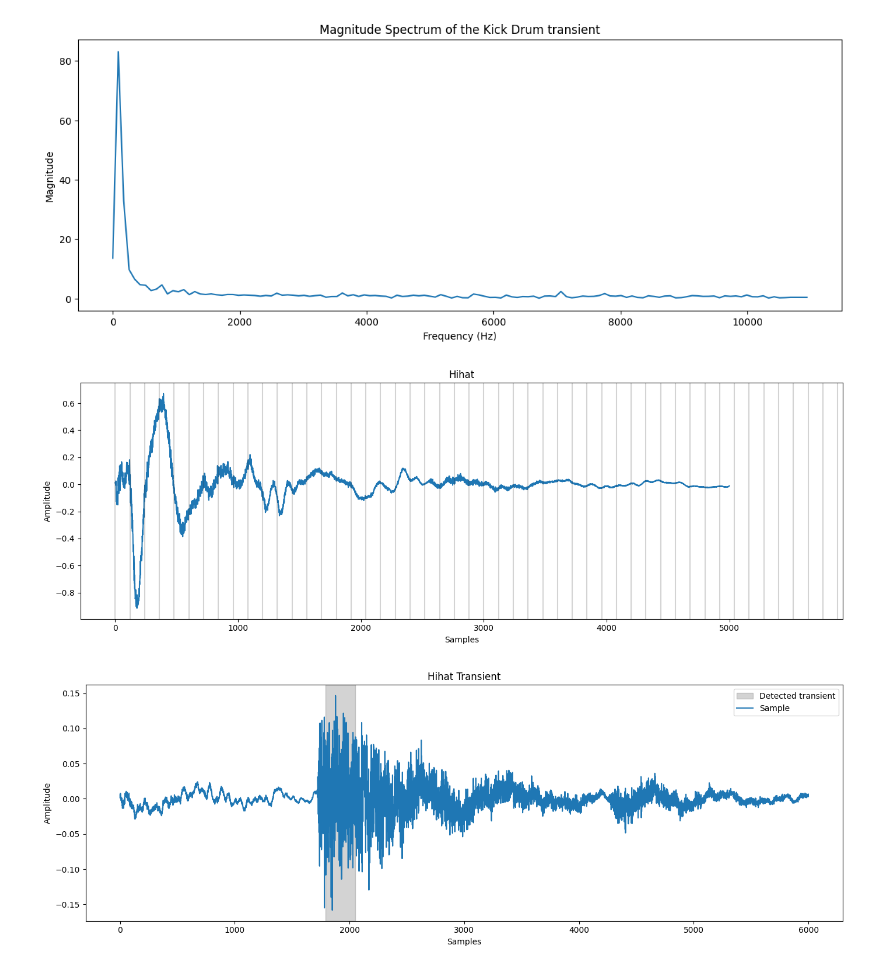
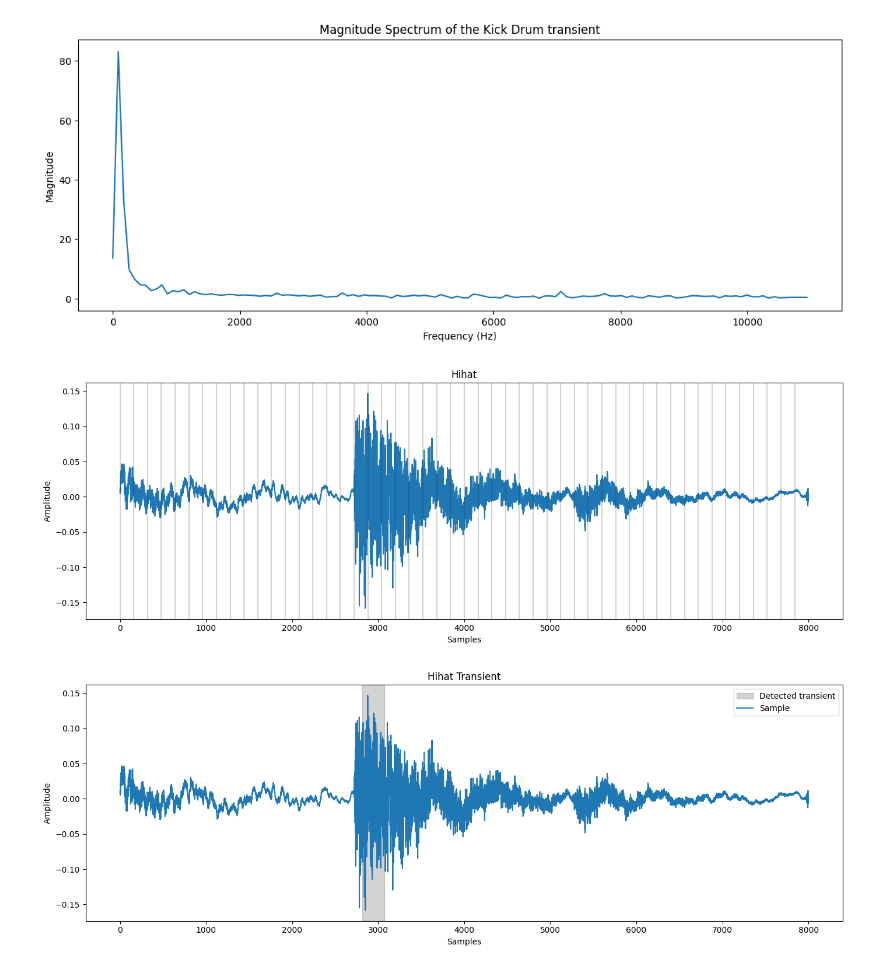
Before and after one commit to wlinds/SignalProcessing, a Jupyter notebook: transients.ipynb, the cells around one changed output. Saved outputs shown, nothing was run; the diff lists cells and outputs as text; code cells hidden in the pictures.

```diff
--- a/transients.ipynb
+++ b/transients.ipynb
@@ -37,7 +37,7 @@ plt.show()
 # %%
 def plot_slice(signal, title):
     plt.figure(figsize=(14, 5))
-    plt.plot(audio[0:5000])
+    plt.plot(signal)
     ticks = np.arange(0, len(signal), step=len(signal)/50)
     for t in ticks:
         plt.axvline(x=t, alpha=0.2, color='#262626')
@@ -102,14 +102,14 @@ get_mag_spectrum(kick_transient, 'Kick Drum')
 # %% [output]
 [figure]
 # %%
-hihat = audio[15000:21000]
+hihat = audio[14000:22000]
 plot_slice(hihat, 'Hihat')
 # %% [output]
-[figure, old version]
+[figure, new version]
 # %%
 hihat_transient = detect_transient(hihat, 'Hihat')
 # %% [output]
-[figure, old version]
+[figure, new version]
 # %%
 get_mag_spectrum(hihat_transient, 'Hihat')
 # %% [output]
```
Also changed, not shown: parts of 1 cell of this notebook.
